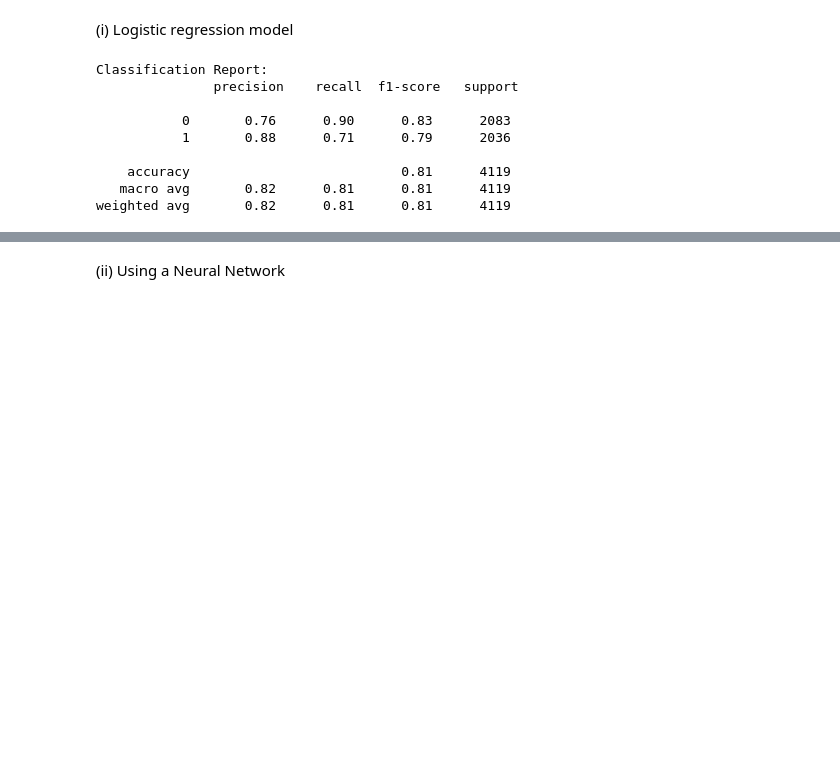
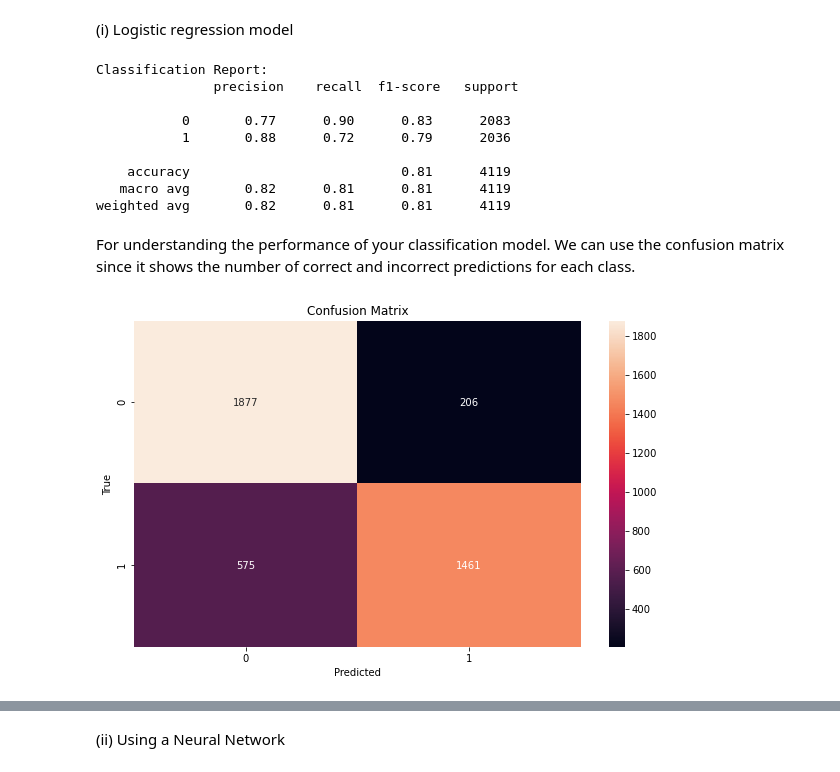
Before and after one commit to Saru99034/Python-Project-A4-DIA, a Jupyter notebook: Python Project Sarujan DENSON - Ahmed MAALOUL - Martin PUJOL.ipynb, the cells around one changed output, grey strips where cells are left out. Drawn from its saved outputs; the diff is of its cells as text; code cells hidden in the pictures; blank space fills up the shorter version.

```diff
--- a/Python Project Sarujan DENSON - Ahmed MAALOUL - Martin PUJOL.ipynb
+++ b/Python Project Sarujan DENSON - Ahmed MAALOUL - Martin PUJOL.ipynb
@@ -237,20 +254,36 @@ model = LogisticRegression( max_iter= 1000)
 model.fit(X_train, Y_train)
 
 #Predict the test set
-logistici_predictions = model.predict(X_test)
+logistic_predictions = model.predict(X_test)
 
 #We calculate the accuracy
 from sklearn.metrics import classification_report
 
 
-print("Classification Report:\n", classification_report(Y_test, logistici_predictions))
+print("Classification Report:\n", classification_report(Y_test, logistic_predictions))
 # %% [output]
 Classification Report:
                precision    recall  f1-score   support
 
-           0       0.76      0.90      0.83      2083
-           1       0.88      0.71      0.79      2036
+           0       0.77      0.90      0.83      2083
+           1       0.88      0.72      0.79      2036
 
     accuracy                           0.81      4119
    macro avg       0.82      0.81      0.81      4119
 weighted avg       0.82      0.81      0.81      4119
+# %% [markdown]
+For understanding the performance of your classification model. We can use the confusion matrix since it shows the number of correct and incorrect predictions for each class.
+# %%
+from sklearn.metrics import confusion_matrix
+import seaborn as sns
+import matplotlib.pyplot as plt
+
+cm = confusion_matrix(Y_test, logistic_predictions)
+plt.figure(figsize=(10,6))
+sns.heatmap(cm, annot=True, fmt='d')
+plt.title('Confusion Matrix')
+plt.xlabel('Predicted')
+plt.ylabel('True')
+plt.show()
+# %% [output]
+[figure, added]
```
Also changed, not shown: parts of 16 cells of this notebook.
